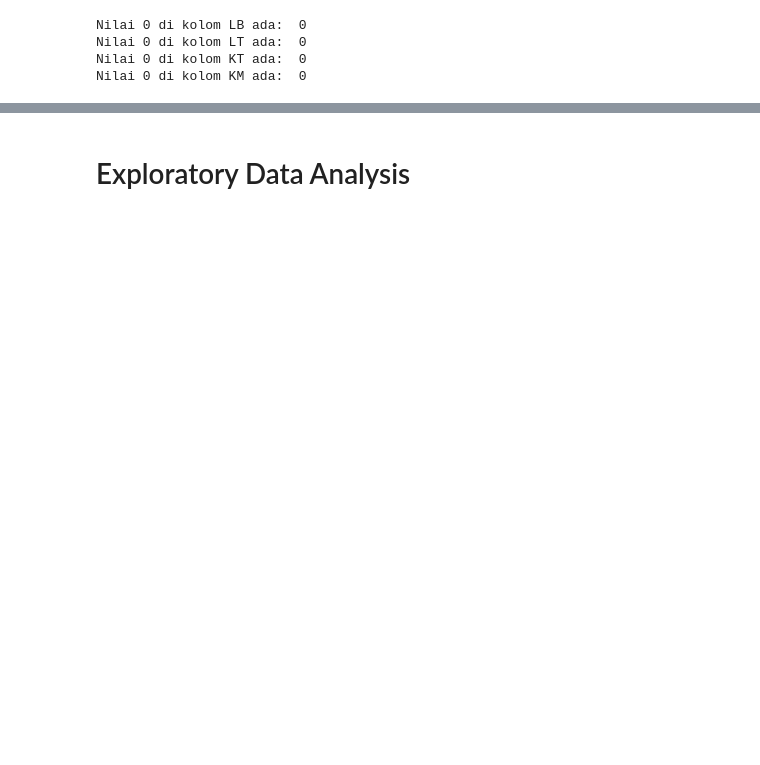
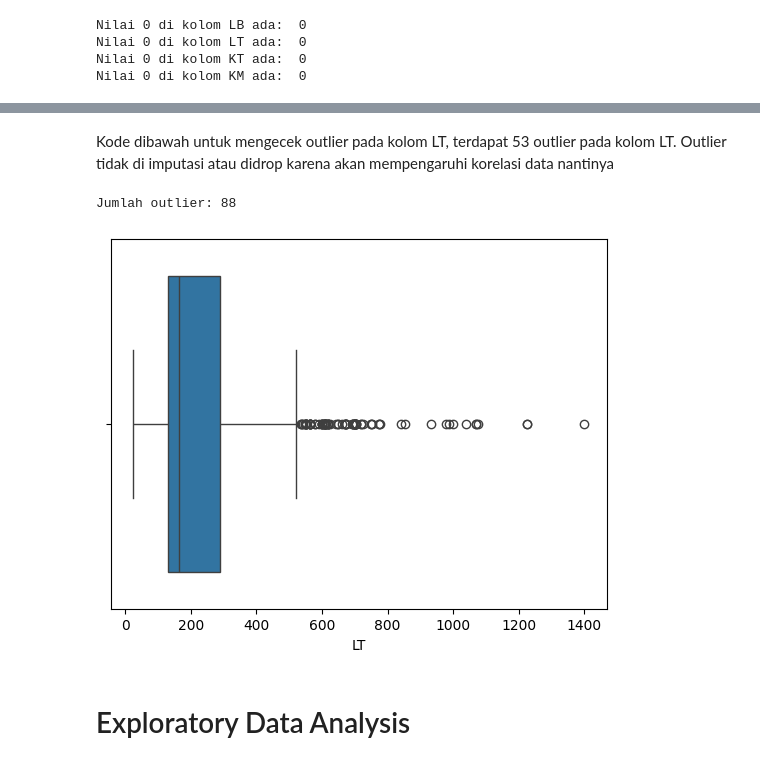
Before and after one commit to Raihanf27/Predictive-Analysis, a Jupyter notebook: Predictive Analysis.ipynb, the cells around one changed output, grey strips where cells are left out. Saved outputs shown, nothing was run; the diff lists cells and outputs as text; code cells hidden in the pictures; blank space fills up the shorter version.

```diff
--- a/Predictive Analysis.ipynb
+++ b/Predictive Analysis.ipynb
@@ -122,2 +151,18 @@ Nilai 0 di kolom KM ada:  0
+# %% [markdown]
+Kode dibawah untuk mengecek outlier pada kolom LT, terdapat 53 outlier pada kolom LT. Outlier tidak di imputasi atau didrop karena akan mempengaruhi korelasi data nantinya
+# %%
+sns.boxplot(x=df['LT'])
+
+Q1 = df['LT'].quantile(0.25)
+Q3 = df['LT'].quantile(0.75)
+IQR = Q3 - Q1
+lower_bound3 = Q1 - 1.5 * IQR
+upper_bound3 = Q3 + 1.5 * IQR
+
+outliers3 = df[(df['LT'] < lower_bound3) | (df['LT'] > upper_bound3)]
+print("Jumlah outlier:", outliers3.shape[0])
+# %% [output]
+Jumlah outlier: 88
+[figure, added]
 # %% [markdown]
 # Exploratory Data Analysis
```
Also changed, not shown: parts of 33 cells of this notebook, 5 other files.
